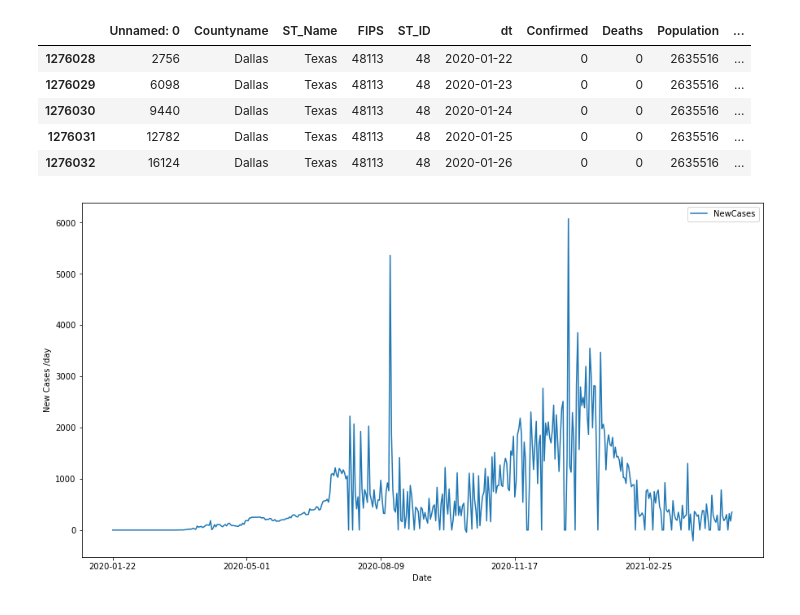
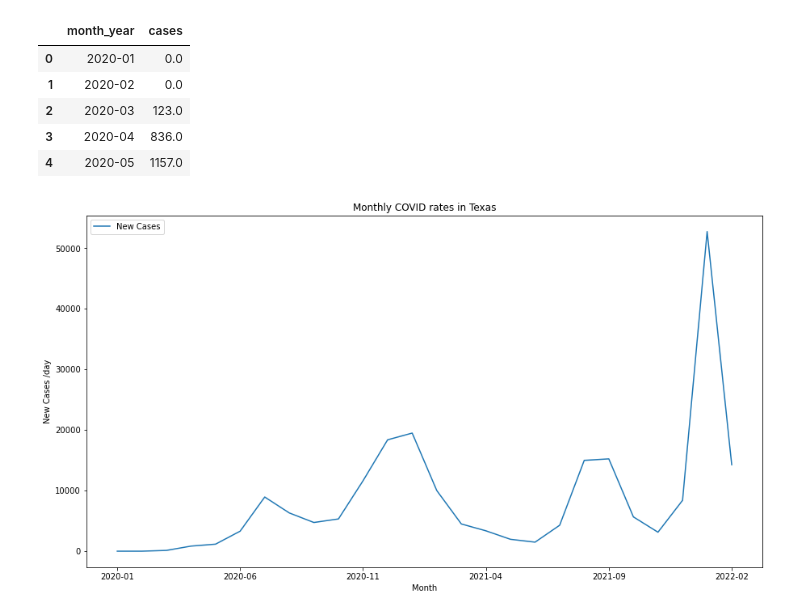
Before and after one commit to djdolejsi/Adoption-Surrender-Rates-vs-COVID-Cases, a Jupyter notebook: covid_cases.ipynb, the cells around one changed output. Saved outputs shown, nothing was run; the diff lists cells and outputs as text; code cells hidden in the pictures.

Commit message:
Adding merged data

```diff
--- a/covid_cases.ipynb
+++ b/covid_cases.ipynb
@@ -7,3 +7,18 @@ import warnings
 
 #remove warning messages that are annoyting >:(
 warnings.simplefilter(action='ignore', category=FutureWarning)
+# %%
+def month_only(data):
+    split = data.split('-')
+    return(f'{split[0]}-{split[1]}')
+# %%
+df1 = pd.read_csv('raw_datasets/df_Counties2020.csv')
+df1 = df1[df1['ST_Name'] == 'Texas']
+df1 = df1.groupby('dt').sum()
+df1 = df1.reset_index()
+df1['month_year'] = df1.dt.apply(month_only)
+data1 = pd.DataFrame(df1.groupby('month_year').NewCases.mean())
+data1 = data1.reset_index()
+data1.rename(columns={'NewCases':'cases'}, inplace=True)
+data1.cases = round(data1.cases, 0)
+data1.head()
@@ -9,0 +32,10 @@ warnings.simplefilter(action='ignore', category=FutureWarning)
+# %%
+df2 = pd.read_csv('raw_datasets/State_Trend_Data.csv')
+df2 = df2[df2['state'] == 'Texas']
+df2 = df2.dropna()
+df2['month_year'] = df2.date.apply(month_only)
+data2 = pd.DataFrame(df2.groupby('month_year').casechange.mean())
+data2 = data2.reset_index()
+data2.rename(columns={'casechange':'cases'}, inplace=True)
+data2.cases = round(data2.cases, 0)
+data2.head()
@@ -10,19 +49,24 @@ warnings.simplefilter(action='ignore', category=FutureWarning)
 # %%
-df = pd.read_csv('raw_datasets/df_Counties2020.csv')
-df = df[(df['Countyname'] == 'Dallas') & (df['ST_Name'] == 'Texas')]
-df.head()
+#merge
+data = pd.concat([data1, data2])
+#average the duplicants
+data = data.groupby('month_year', as_index=False).mean()
+data.head()
 # %% [output]
-|  | Unnamed: 0 | Countyname | ST_Name | FIPS | ST_ID | dt | Confirmed | Deaths | Population | ... |
-| 1276028 | 2756 | Dallas | Texas | 48113 | 48 | 2020-01-22 | 0 | 0 | 2635516 | ... |
-| 1276029 | 6098 | Dallas | Texas | 48113 | 48 | 2020-01-23 | 0 | 0 | 2635516 | ... |
-| 1276030 | 9440 | Dallas | Texas | 48113 | 48 | 2020-01-24 | 0 | 0 | 2635516 | ... |
-| 1276031 | 12782 | Dallas | Texas | 48113 | 48 | 2020-01-25 | 0 | 0 | 2635516 | ... |
-| 1276032 | 16124 | Dallas | Texas | 48113 | 48 | 2020-01-26 | 0 | 0 | 2635516 | ... |
+|  | month_year | cases |
+| 0 | 2020-01 | 0.0 |
+| 1 | 2020-02 | 0.0 |
+| 2 | 2020-03 | 123.0 |
+| 3 | 2020-04 | 836.0 |
+| 4 | 2020-05 | 1157.0 |
 # %%
-df.plot('dt','NewCases', figsize=(15,8))
-plt.xlabel('Date')
+data.plot('month_year','cases', figsize=(15,8))
+plt.xlabel('Month')
 plt.ylabel('New Cases /day')
+plt.legend(['New Cases'])
+plt.title('Monthly COVID rates in Texas')
+plt.savefig('plots/Texas_cases_monthly.png')
 plt.show()
 # %% [output]
-[figure, old version]
+[figure, new version]
 # %%
```
Also changed, not shown: parts of 6 cells of this notebook, 20 other files.
